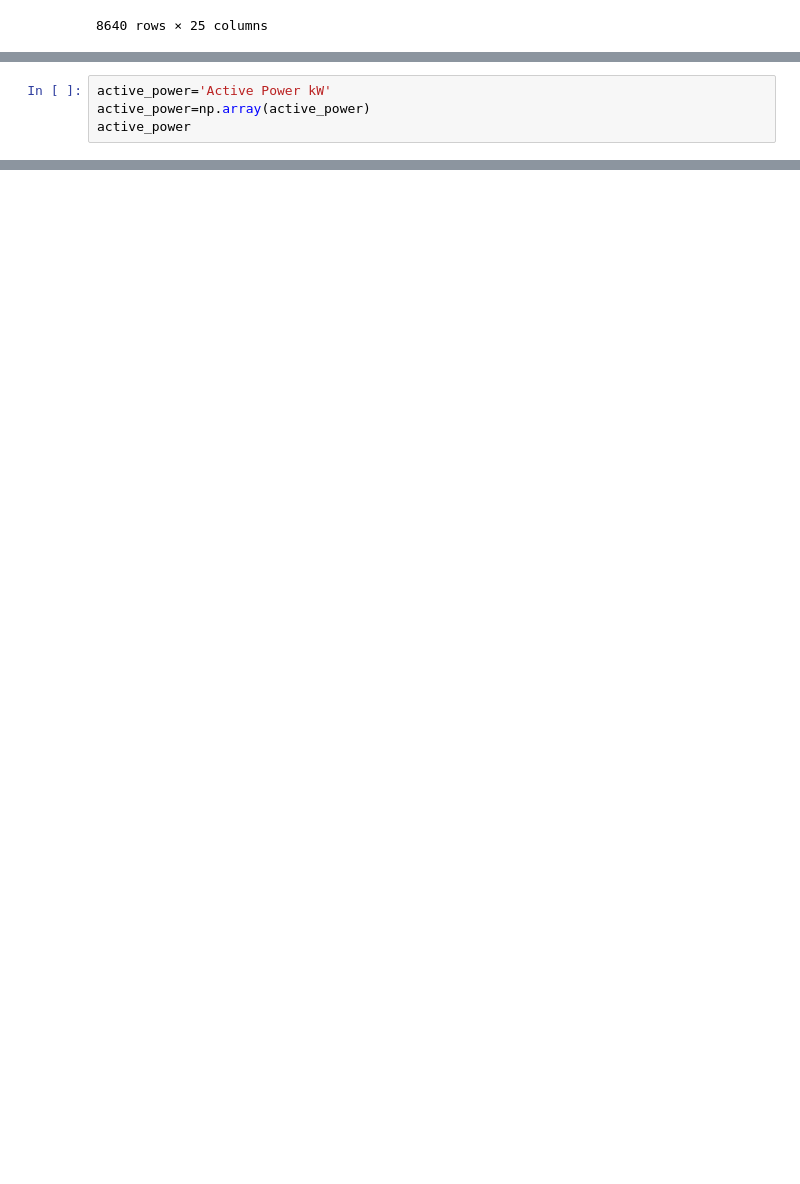
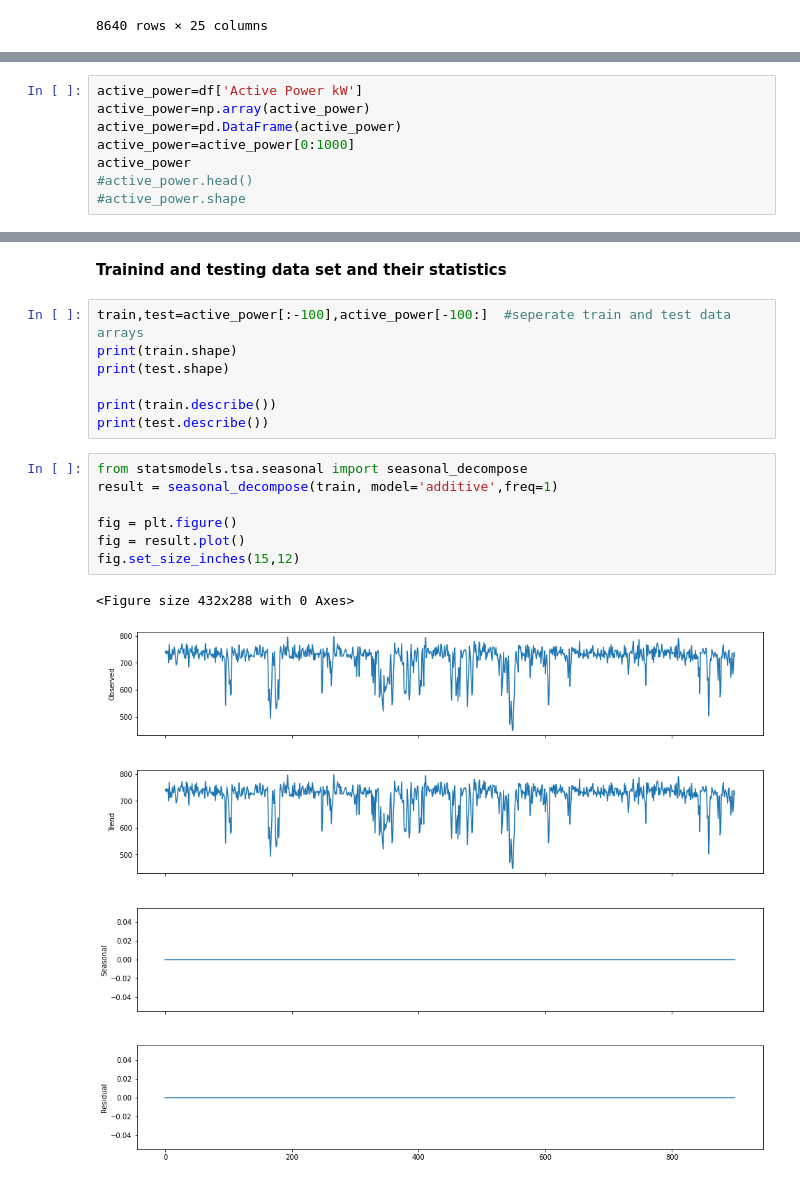
Before and after one commit to entc-17-fyp-20/WPF_Data_Visualization, a Jupyter notebook: fyp_wpf_data.ipynb, the cells around one changed output, grey strips where cells are left out. Cells and saved outputs as stored; diff of their text form; blank space fills up the shorter version.

```diff
--- a/fyp_wpf_data.ipynb
+++ b/fyp_wpf_data.ipynb
@@ -78,5 +64,9 @@ df
 # %%
-active_power='Active Power kW'
+active_power=df['Active Power kW']
 active_power=np.array(active_power)
+active_power=pd.DataFrame(active_power)
+active_power=active_power[0:1000]
 active_power
+#active_power.head()
+#active_power.shape
 # %% [output]
@@ -89,0 +107,19 @@ fig.show()
+# %% [markdown]
+**Trainind and testing data set and their statistics**
+# %%
+train,test=active_power[:-100],active_power[-100:]  #seperate train and test data arrays
+print(train.shape)
+print(test.shape)
+
+print(train.describe())
+print(test.describe())
+# %%
+from statsmodels.tsa.seasonal import seasonal_decompose
+result = seasonal_decompose(train, model='additive',freq=1)
+
+fig = plt.figure()
+fig = result.plot()
+fig.set_size_inches(15,12)
+# %% [output]
+<Figure size 432x288 with 0 Axes>
+[figure, added]
```
Also changed, not shown: parts of 9 cells of this notebook.
